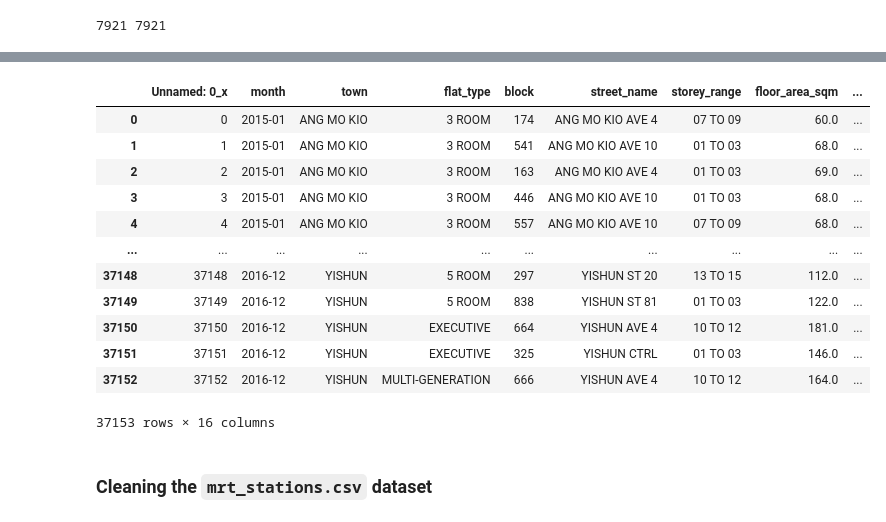
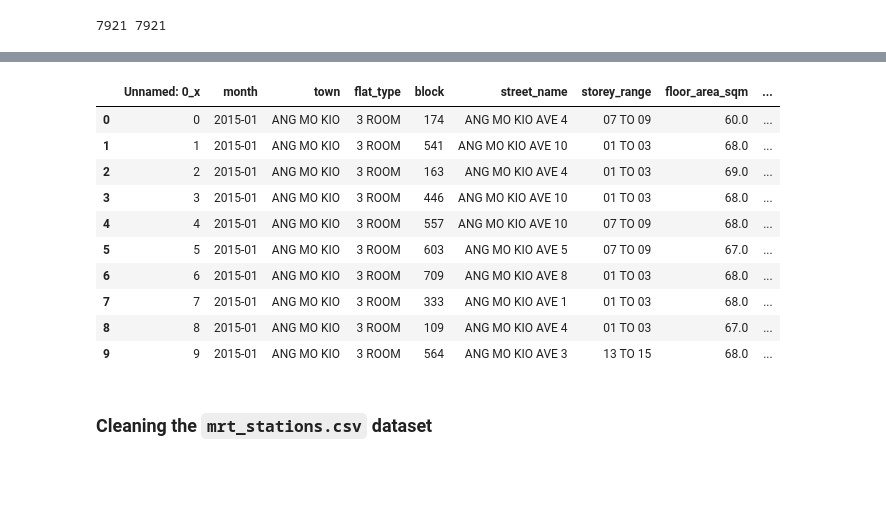
Before and after one commit to pnghaanh/Housing-Price-Time-Series-Forecasting, a Jupyter notebook: src/data_cleaning.ipynb, the cells around one changed output, grey strips where cells are left out. Cells and saved outputs as stored; diff of their text form; code cells hidden in the pictures; blank space fills up the shorter version.

```diff
--- a/src/data_cleaning.ipynb
+++ b/src/data_cleaning.ipynb
@@ -140,23 +115,21 @@ df_hdb.to_csv('../data/modified/hdb_cleaned_data.csv')
 # %%
 df_hdb_coordinates = pd.read_csv('../data/modified/hdb_coordinates.csv')
 df_hdb = pd.read_csv('../data/modified/hdb_cleaned_data.csv')
 
 merged_df = pd.merge(df_hdb, df_hdb_coordinates, on='address', how='left')
-merged_df
+merged_df.head(10)
 # %% [output]
 |  | Unnamed: 0_x | month | town | flat_type | block | street_name | storey_range | floor_area_sqm | ... |
 | 0 | 0 | 2015-01 | ANG MO KIO | 3 ROOM | 174 | ANG MO KIO AVE 4 | 07 TO 09 | 60.0 | ... |
 | 1 | 1 | 2015-01 | ANG MO KIO | 3 ROOM | 541 | ANG MO KIO AVE 10 | 01 TO 03 | 68.0 | ... |
 | 2 | 2 | 2015-01 | ANG MO KIO | 3 ROOM | 163 | ANG MO KIO AVE 4 | 01 TO 03 | 69.0 | ... |
 | 3 | 3 | 2015-01 | ANG MO KIO | 3 ROOM | 446 | ANG MO KIO AVE 10 | 01 TO 03 | 68.0 | ... |
 | 4 | 4 | 2015-01 | ANG MO KIO | 3 ROOM | 557 | ANG MO KIO AVE 10 | 07 TO 09 | 68.0 | ... |
-| ... | ... | ... | ... | ... | ... | ... | ... | ... | ... |
-| 37148 | 37148 | 2016-12 | YISHUN | 5 ROOM | 297 | YISHUN ST 20 | 13 TO 15 | 112.0 | ... |
-| 37149 | 37149 | 2016-12 | YISHUN | 5 ROOM | 838 | YISHUN ST 81 | 01 TO 03 | 122.0 | ... |
-| 37150 | 37150 | 2016-12 | YISHUN | EXECUTIVE | 664 | YISHUN AVE 4 | 10 TO 12 | 181.0 | ... |
-| 37151 | 37151 | 2016-12 | YISHUN | EXECUTIVE | 325 | YISHUN CTRL | 01 TO 03 | 146.0 | ... |
-| 37152 | 37152 | 2016-12 | YISHUN | MULTI-GENERATION | 666 | YISHUN AVE 4 | 10 TO 12 | 164.0 | ... |
+| 5 | 5 | 2015-01 | ANG MO KIO | 3 ROOM | 603 | ANG MO KIO AVE 5 | 07 TO 09 | 67.0 | ... |
+| 6 | 6 | 2015-01 | ANG MO KIO | 3 ROOM | 709 | ANG MO KIO AVE 8 | 01 TO 03 | 68.0 | ... |
+| 7 | 7 | 2015-01 | ANG MO KIO | 3 ROOM | 333 | ANG MO KIO AVE 1 | 01 TO 03 | 68.0 | ... |
+| 8 | 8 | 2015-01 | ANG MO KIO | 3 ROOM | 109 | ANG MO KIO AVE 4 | 01 TO 03 | 67.0 | ... |
+| 9 | 9 | 2015-01 | ANG MO KIO | 3 ROOM | 564 | ANG MO KIO AVE 3 | 13 TO 15 | 68.0 | ... |
-37153 rows × 16 columns
 # %%
 merged_df.drop(columns='Unnamed: 0_y')
 merged_df.to_csv('../data/modified/hdb_transaction_coordinates.csv')
```
Also changed, not shown: parts of 7 cells of this notebook, 5 other files.
